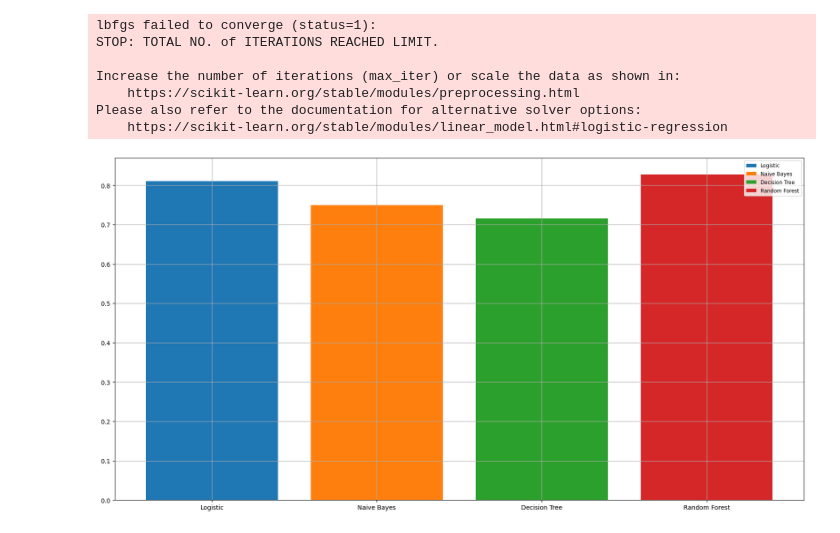
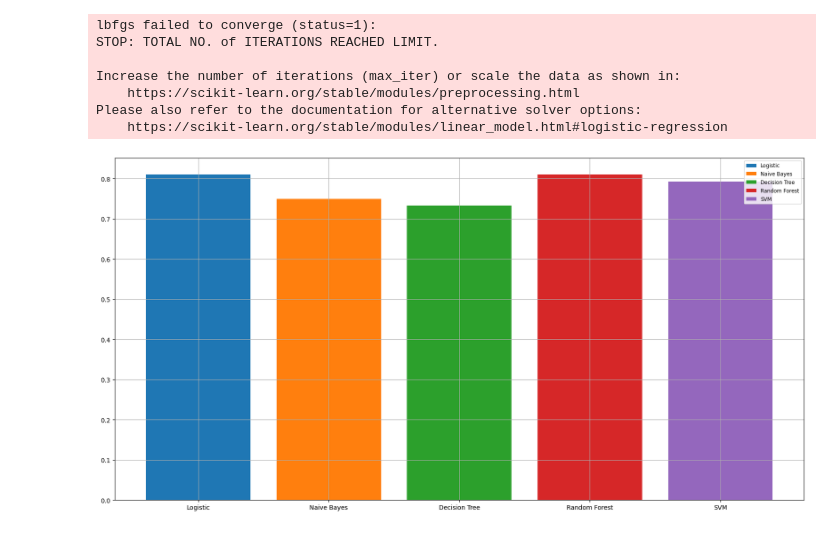
Before and after one commit to Marcos-Verdi/DA_Cls_loanPrediction, a Jupyter notebook: loan_prediction_analysis.ipynb, the cells around one changed output. Cells and saved outputs as stored; diff of their text form; code cells hidden in the pictures.

```diff
--- a/loan_prediction_analysis.ipynb
+++ b/loan_prediction_analysis.ipynb
@@ -305,8 +306,9 @@ log_cl = LogisticRegression()
 dt_cl = DecisionTreeClassifier()
 rf_cl = RandomForestClassifier()
 nb_cl = GaussianNB()
+svm_cl = SVC(kernel='linear',random_state=0)
 # %%
-classifiers = [log_cl,nb_cl,dt_cl,rf_cl]
+classifiers = [log_cl,nb_cl,dt_cl,rf_cl,svm_cl]
 # %%
 for c in classifiers:
     c.fit(x_train,y_train)
@@ -351,5 +354,5 @@ RandomForestClassifier() accuracy score 0.8017241379310345
 # %%
-    classifier_labels = ['Logistic','Naive Bayes','Decision Tree','Random Forest']
+    classifier_labels = ['Logistic','Naive Bayes','Decision Tree','Random Forest','SVM']
     log_cl.fit(x_train,y_train)
     log_pred = log_cl.predict(x_test)
     nb_cl.fit(x_train,y_train)
@@ -358,10 +361,13 @@ RandomForestClassifier() accuracy score 0.8017241379310345
     dt_pred = dt_cl.predict(x_test)
     rf_cl.fit(x_train,y_train)
     rf_pred = rf_cl.predict(x_test)
+    svm_cl.fit(x_train,y_train)
+    svm_pred = svm_cl.predict(x_test)
     log_score = accuracy_score(y_test,log_pred)
     nb_score = accuracy_score(y_test,nb_pred)
     dt_score = accuracy_score(y_test,dt_pred)
     rf_score = accuracy_score(y_test,rf_pred)
+    svm_score = accuracy_score(y_test,svm_pred)
 # %% [output]
 lbfgs failed to converge (status=1):
 STOP: TOTAL NO. of ITERATIONS REACHED LIMIT.
@@ -371,15 +377,16 @@ Increase the number of iterations (max_iter) or scale the data as shown in:
 Please also refer to the documentation for alternative solver options:
     https://scikit-learn.org/stable/modules/linear_model.html#logistic-regression
 # %%
-a = [1,2,3,4]
-accuracy_scores = [log_score,nb_score,dt_score,rf_score]
+a = [1,2,3,4,5]
+accuracy_scores = [log_score,nb_score,dt_score,rf_score,svm_score]
 plt.figure(figsize=(20,10))
 plt.bar(1, accuracy_scores[0], label="Logistic")
 plt.bar(2, accuracy_scores[1], label="Naive Bayes")
 plt.bar(3, accuracy_scores[2], label="Decision Tree")
 plt.bar(4, accuracy_scores[3], label="Random Forest")
+plt.bar(5, accuracy_scores[4], label="SVM")
 plt.xticks(a, classifier_labels)
 plt.legend(loc='upper right', fontsize='small')
 plt.grid()
 # %% [output]
-[figure, old version]
+[figure, new version]
```
Also changed, not shown: parts of 2 cells of this notebook.
